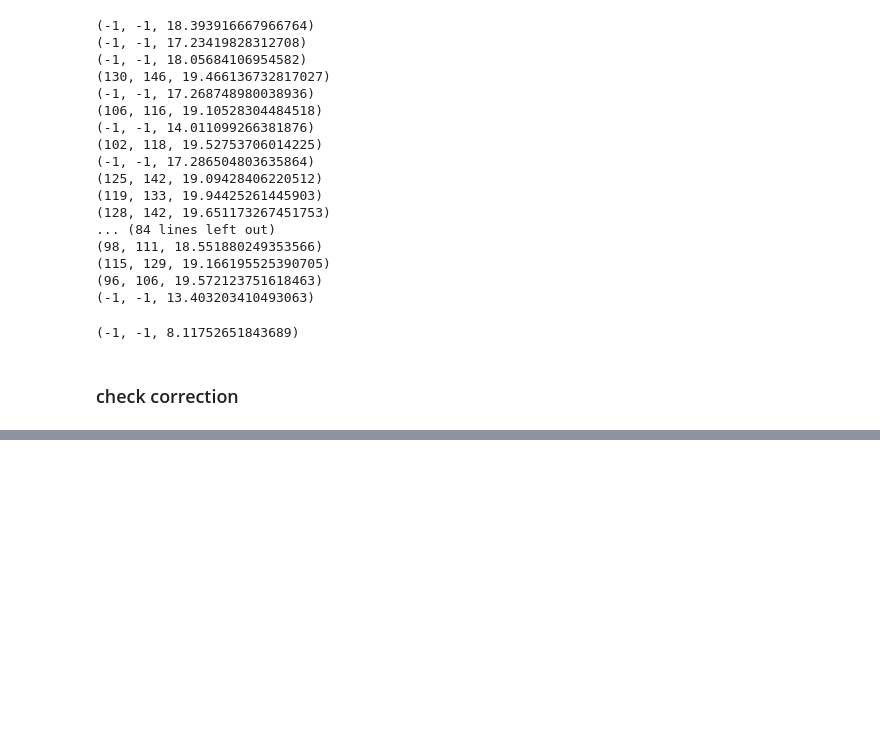
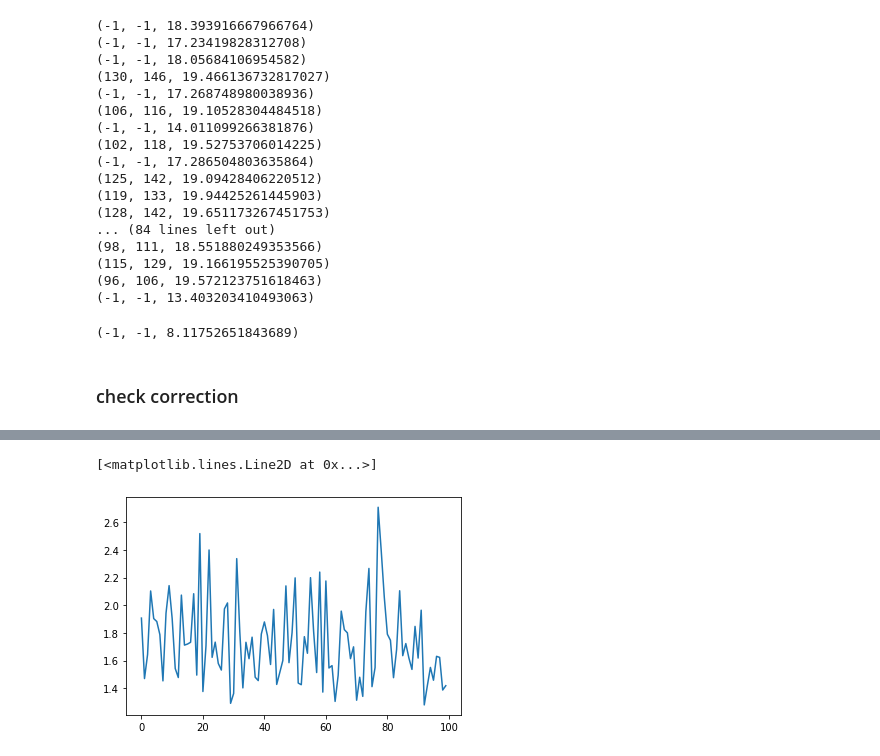
Before and after one commit to grosed/seqstats, a Jupyter notebook: notebooks/mann-whitney.ipynb, the cells around one changed output, grey strips where cells are left out. Cells and saved outputs as stored; diff of their text form; code cells hidden in the pictures; blank space fills up the shorter version.

```diff
--- a/notebooks/mann-whitney.ipynb
+++ b/notebooks/mann-whitney.ipynb
@@ -853,0 +810,5 @@ Z[-3:]
+# %%
+plt.plot([max(Z) for Z in Zs])
+# %% [output]
+[<matplotlib.lines.Line2D at 0x...>]
+[figure, added]
```
Also changed, not shown: parts of 122 cells of this notebook.
